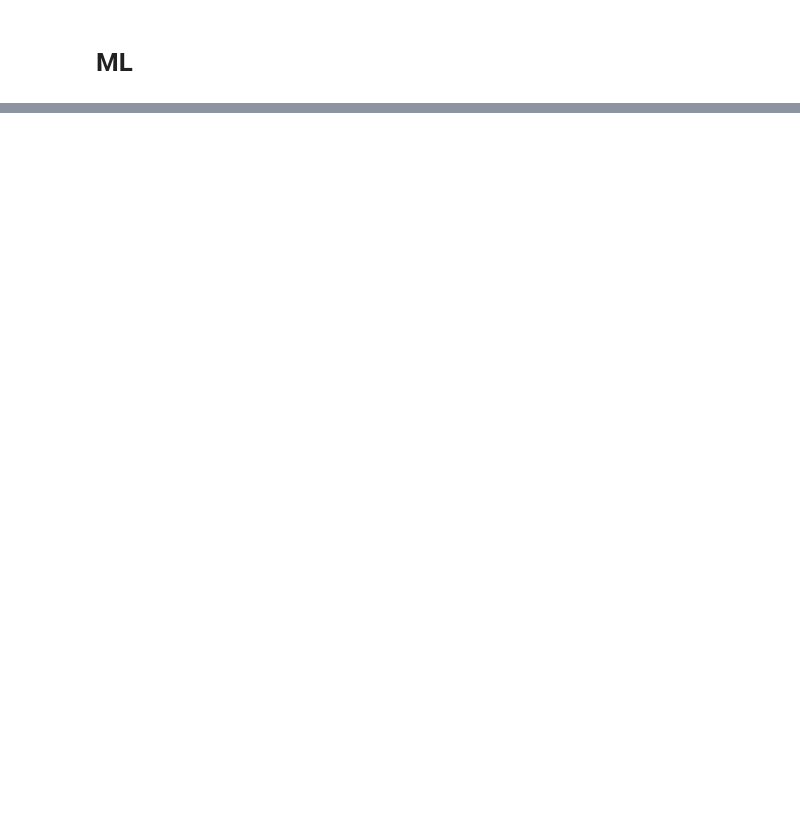
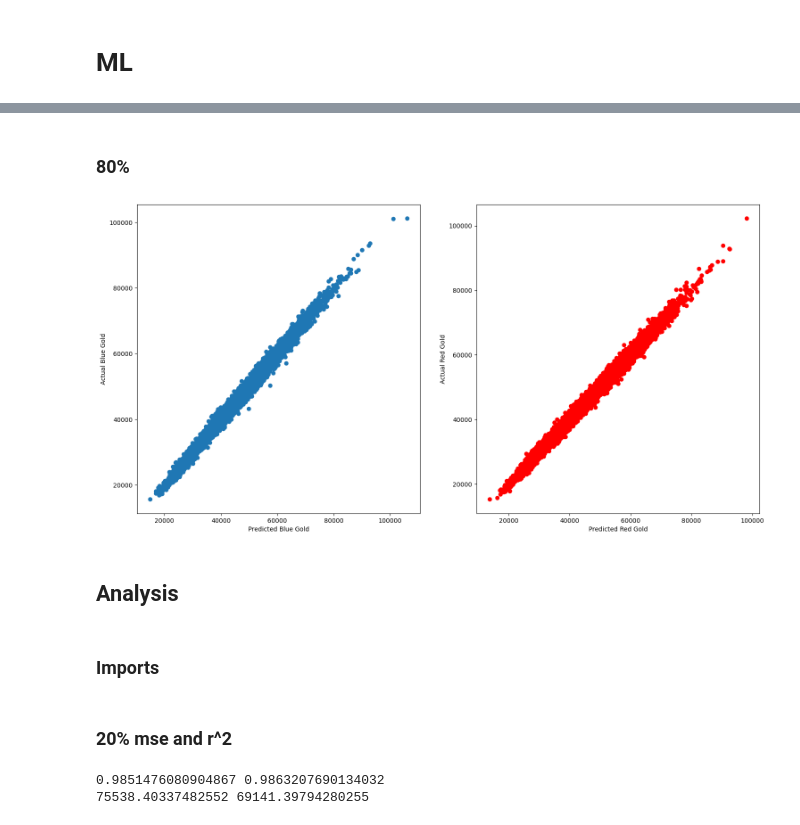
Before and after one commit to t-tony03/EECS3401Final, a Jupyter notebook: gold regression.ipynb, the cells around one changed output, grey strips where cells are left out. Saved outputs shown, nothing was run; the diff lists cells and outputs as text; code cells hidden in the pictures; blank space fills up the shorter version.

```diff
--- a/gold regression.ipynb
+++ b/gold regression.ipynb
@@ -55,0 +134,10 @@ print(xb_train.shape , xb_test.shape , yb_train.shape , yb_test.shape)
+# %%
+xb80 = gamesAt80.drop(['blueTotalGold'] , axis=1)
+yb80 = gamesAt80['blueTotalGold']
+
+xr80 = gamesAt80.drop(['redTotalGold'] , axis=1)
+yr80 = gamesAt80['redTotalGold']
+
+xb_train80 , xb_test80 , yb_train80 , yb_test80 = train_test_split(xb80 , yb80 , test_size=0.2 , random_state=42)
+xr_train80 , xr_test80 , yr_train80 , yr_test80 = train_test_split(xr80 , yr80 , test_size=0.2 , random_state=42)
+print(xb_train80.shape , xb_test80.shape , yb_train80.shape , yb_test80.shape)
@@ -94,0 +251,20 @@ plt.show()
+# %% [markdown]
+### 80%
+# %%
+fig80 , axs80 = plt.subplots(1 , 2 , figsize=(18 , 9))
+
+axs80[0].scatter(lr_yb_pred80 , yb_test80)
+axs80[0].set_ylabel('Actual Blue Gold')
+axs80[0].set_xlabel('Predicted Blue Gold')
+
+axs80[1].scatter(lr_yr_pred80 , yr_test80 , color='red')
+axs80[1].set_ylabel('Actual Red Gold')
+axs80[1].set_xlabel('Predicted Red Gold')
+
+plt.show()
+# %% [output]
+[figure, added]
+# %% [markdown]
+## Analysis
+# %% [markdown]
+### Imports
@@ -94,0 +273,11 @@ plt.show()
+# %% [markdown]
+### 20% mse and r^2
+# %%
+r2_b20 = r2_score(yb_test20 , lr_yb_pred20)
+r2_r20 = r2_score(yr_test20 , lr_yr_pred20)
+
+print(r2_b20 , r2_r20)
+print(lin_mseB20 , lin_mseR20)
+# %% [output]
+0.9851476080904867 0.9863207690134032
+75538.40337482552 69141.39794280255
```
Also changed, not shown: parts of 64 cells of this notebook.
